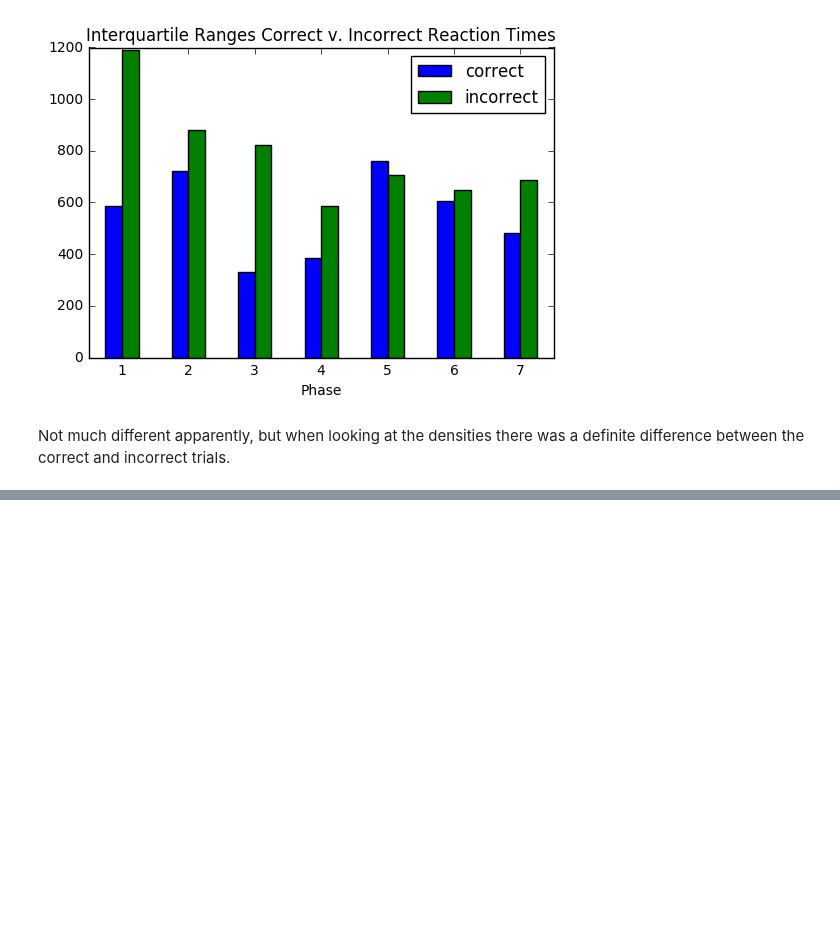
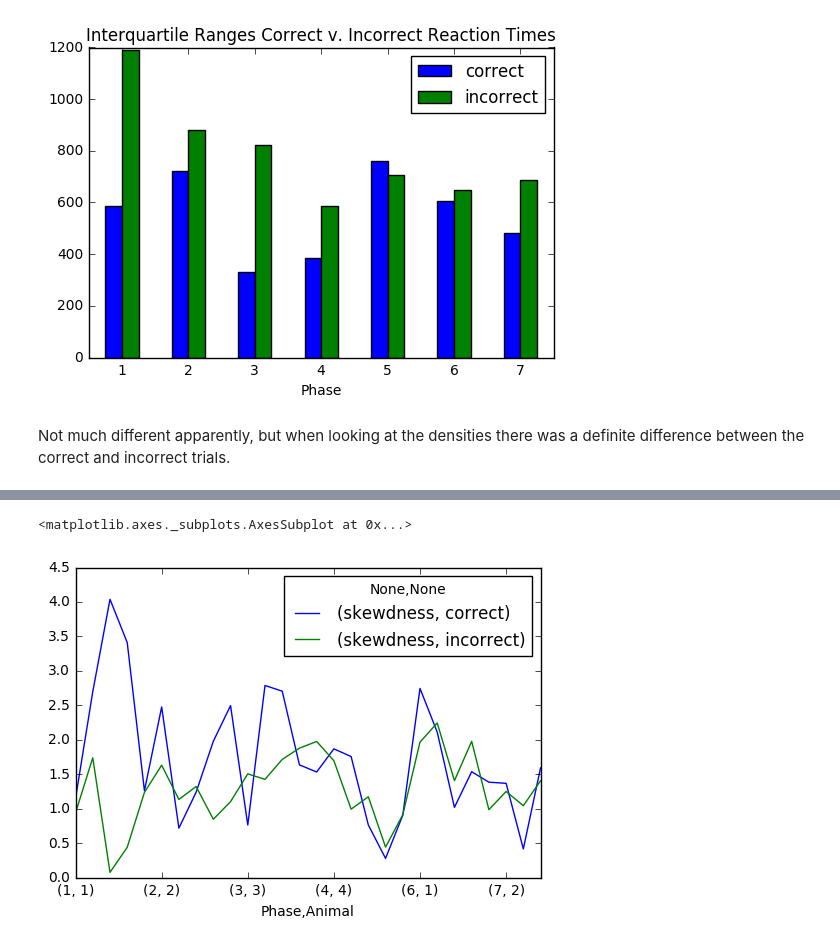
Before and after one commit to estherholleman/An-incremental-training-method-with-automated-extendable-maze-for-training-spatial-behavioral-tasks, a Jupyter notebook: Comparing Reaction Times of Correct and Incorrect Trials.ipynb, the cells around one changed output, grey strips where cells are left out. Drawn from its saved outputs; the diff is of its cells as text; code cells hidden in the pictures; blank space fills up the shorter version.

```diff
--- a/Comparing Reaction Times of Correct and Incorrect Trials.ipynb
+++ b/Comparing Reaction Times of Correct and Incorrect Trials.ipynb
@@ -283,0 +304,5 @@ integralAvg.loc[5:7].plot(kind="bar", title = "Integrals Correct v. Incorrect Re
+# %%
+skewdness.plot()
+# %% [output]
+<matplotlib.axes._subplots.AxesSubplot at 0x...>
+[figure, added]
```
Also changed, not shown: parts of 24 cells of this notebook.
